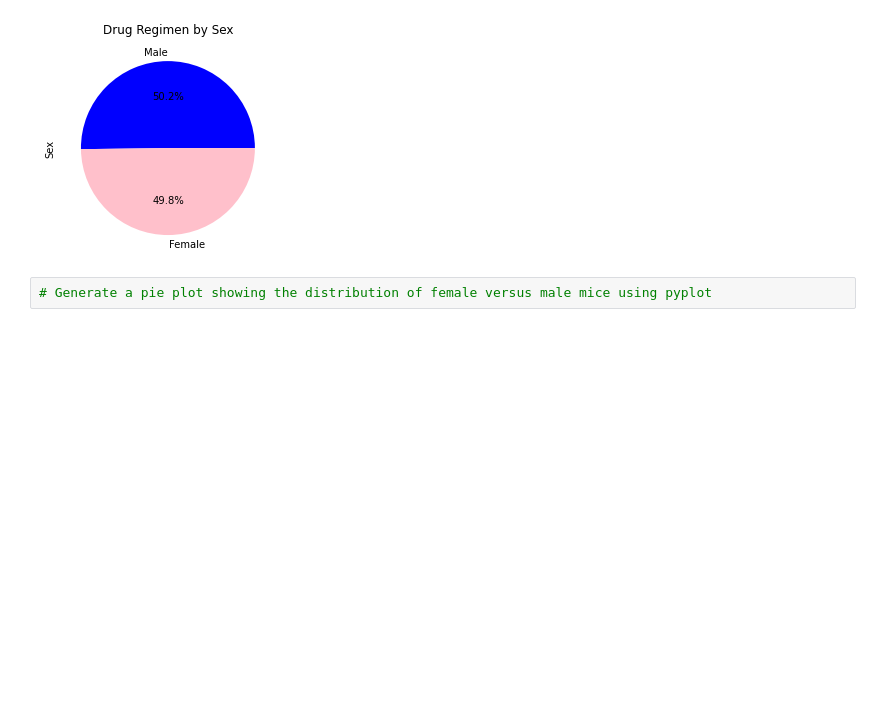
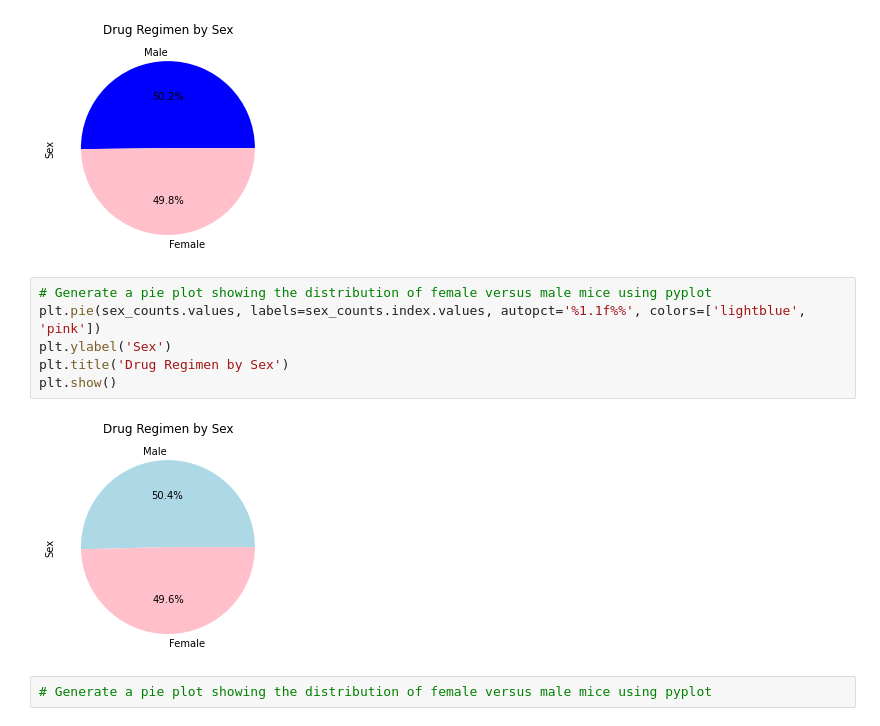
Before and after one commit to wpj174/matplotlib-challenge, a Jupyter notebook: pymaceuticals.ipynb, the cells around one changed output. Cells and saved outputs as stored; diff of their text form; blank space fills up the shorter version.

```diff
--- a/pymaceuticals.ipynb
+++ b/pymaceuticals.ipynb
@@ -407,6 +407,14 @@ Text(0.5, 1.0, 'Drug Regimen by Sex')
 # Generate a pie plot showing the distribution of female versus male mice using pandas
 # %% [output]
 [figure]
+# %%
+# Generate a pie plot showing the distribution of female versus male mice using pyplot
+plt.pie(sex_counts.values, labels=sex_counts.index.values, autopct='%1.1f%%', colors=['lightblue', 'pink'])
+plt.ylabel('Sex')
+plt.title('Drug Regimen by Sex')
+plt.show()
+# %% [output]
+[figure, added]
 # %%
 # Generate a pie plot showing the distribution of female versus male mice using pyplot
 # %% [output]
```
Also changed, not shown: parts of 1 cell of this notebook.
